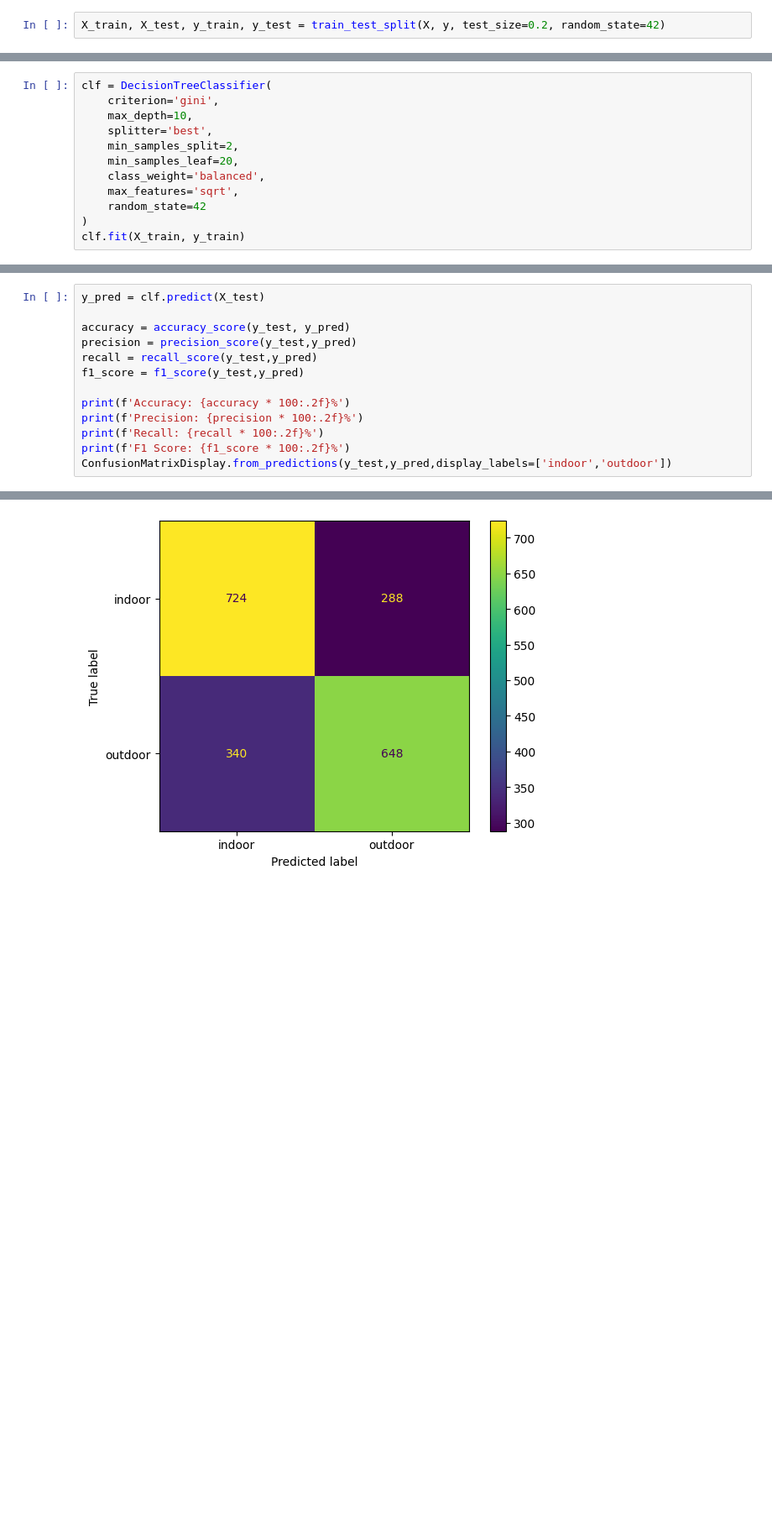
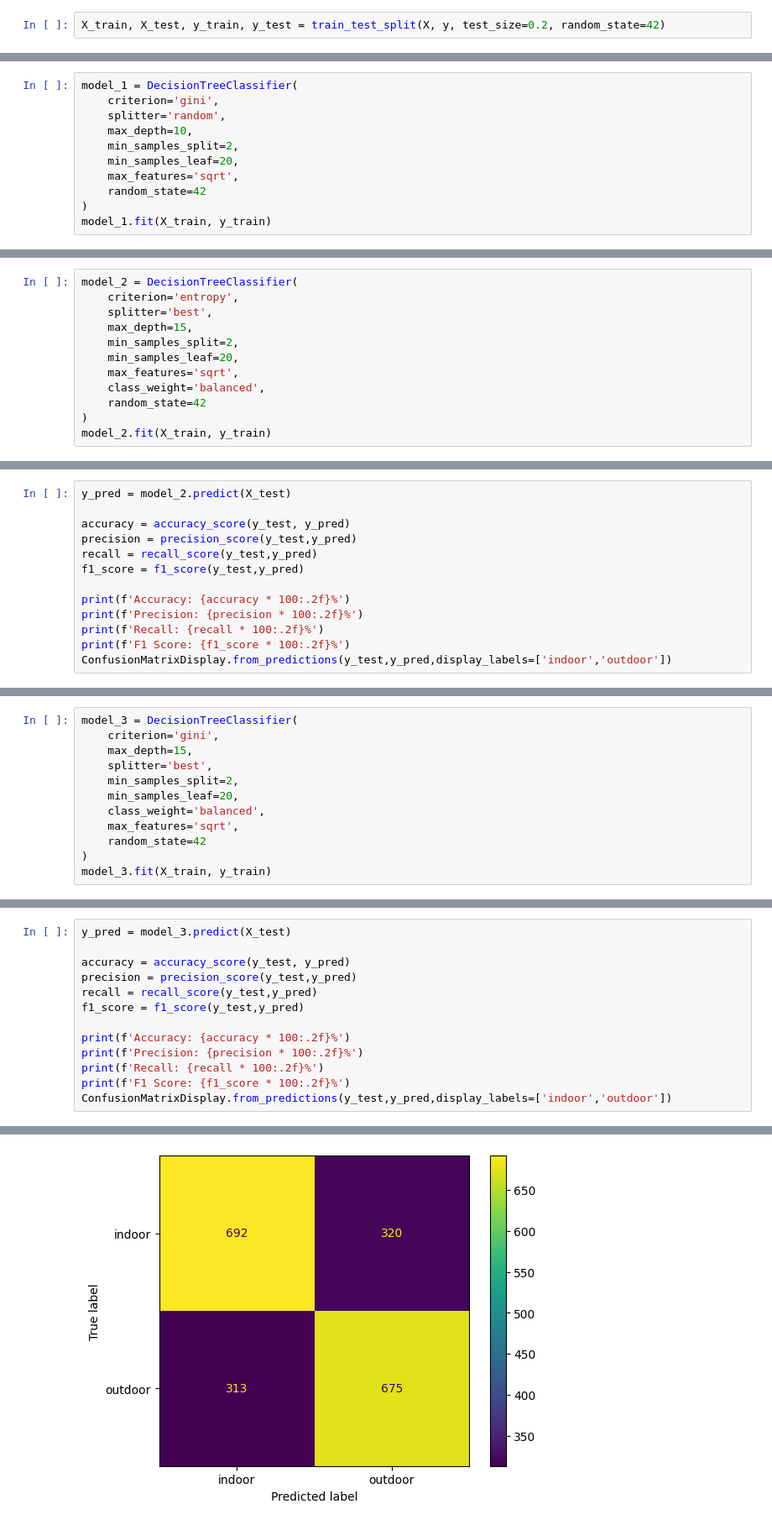
Before and after one commit to BhavyaPatel25/Museum-View-Detection, a Jupyter notebook: Decision Tree.ipynb, the cells around one changed output, grey strips where cells are left out. Shown at 84% size. Drawn from its saved outputs; the diff is of its cells as text; blank space fills up the shorter version.

Commit message:
Updated with 3 different Model

```diff
--- a/Decision Tree.ipynb
+++ b/Decision Tree.ipynb
@@ -37,0 +50,11 @@ X_train, X_test, y_train, y_test = train_test_split(X, y, test_size=0.2, random_
+# %%
+model_1 = DecisionTreeClassifier(
+    criterion='gini',
+    splitter='random',
+    max_depth=10,
+    min_samples_split=2,
+    min_samples_leaf=20,
+    max_features='sqrt',
+    random_state=42
+)
+model_1.fit(X_train, y_train)
@@ -37,0 +98,12 @@ X_train, X_test, y_train, y_test = train_test_split(X, y, test_size=0.2, random_
+# %%
+model_2 = DecisionTreeClassifier(
+    criterion='entropy',
+    splitter='best',
+    max_depth=15,
+    min_samples_split=2,
+    min_samples_leaf=20,
+    max_features='sqrt',
+    class_weight='balanced',
+    random_state=42
+)
+model_2.fit(X_train, y_train)
@@ -37,0 +114,13 @@ X_train, X_test, y_train, y_test = train_test_split(X, y, test_size=0.2, random_
+# %%
+y_pred = model_2.predict(X_test)
+
+accuracy = accuracy_score(y_test, y_pred)
+precision = precision_score(y_test,y_pred)
+recall = recall_score(y_test,y_pred)
+f1_score = f1_score(y_test,y_pred)
+
+print(f'Accuracy: {accuracy * 100:.2f}%')
+print(f'Precision: {precision * 100:.2f}%')
+print(f'Recall: {recall * 100:.2f}%')
+print(f'F1 Score: {f1_score * 100:.2f}%')
+ConfusionMatrixDisplay.from_predictions(y_test,y_pred,display_labels=['indoor','outdoor'])
@@ -38,7 +138,7 @@ X_train, X_test, y_train, y_test = train_test_split(X, y, test_size=0.2, random_
 # %%
-clf = DecisionTreeClassifier(
+model_3 = DecisionTreeClassifier(
     criterion='gini',
-    max_depth=10,
+    max_depth=15,
     splitter='best',
     min_samples_split=2,
     min_samples_leaf=20,
@@ -46,5 +146,5 @@ clf = DecisionTreeClassifier(
     max_features='sqrt',
     random_state=42
 )
-clf.fit(X_train, y_train)
+model_3.fit(X_train, y_train)
 # %% [output]
@@ -56,5 +154,5 @@ DecisionTreeClassifier(class_weight='balanced', max_depth=10,
 # %%
-y_pred = clf.predict(X_test)
+y_pred = model_3.predict(X_test)
 
 accuracy = accuracy_score(y_test, y_pred)
 precision = precision_score(y_test,y_pred)
@@ -74,2 +172,2 @@ F1 Score: 67.36%
 <sklearn.metrics._plot.confusion_matrix.ConfusionMatrixDisplay at 0x...>
-[figure, old version]
+[figure, new version]
```
Also changed, not shown: parts of 22 cells of this notebook, 1 other file.
